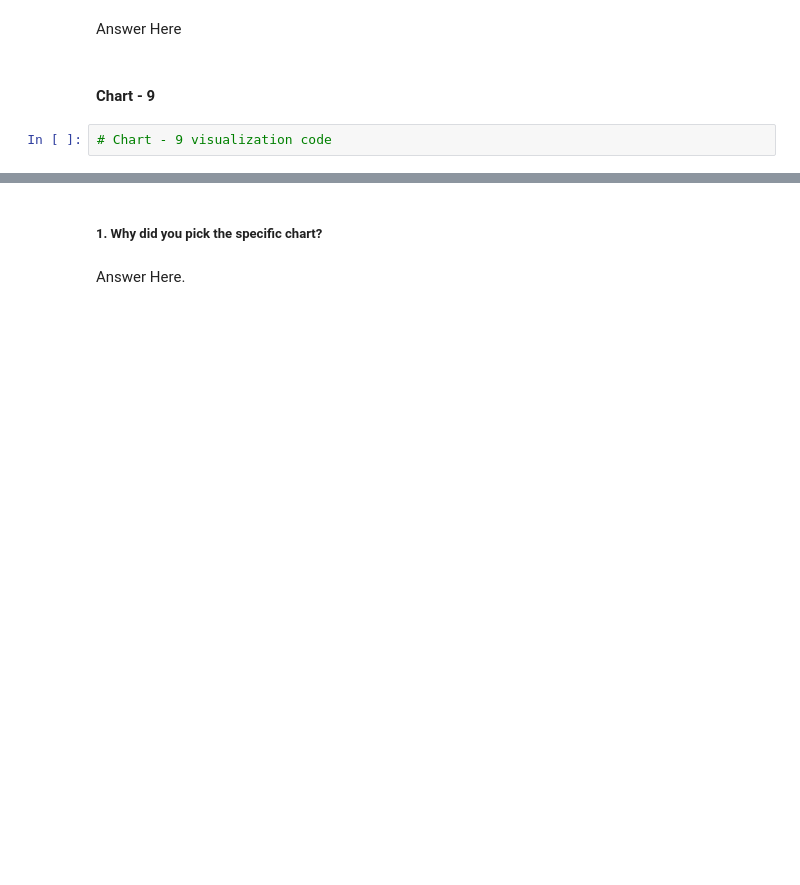
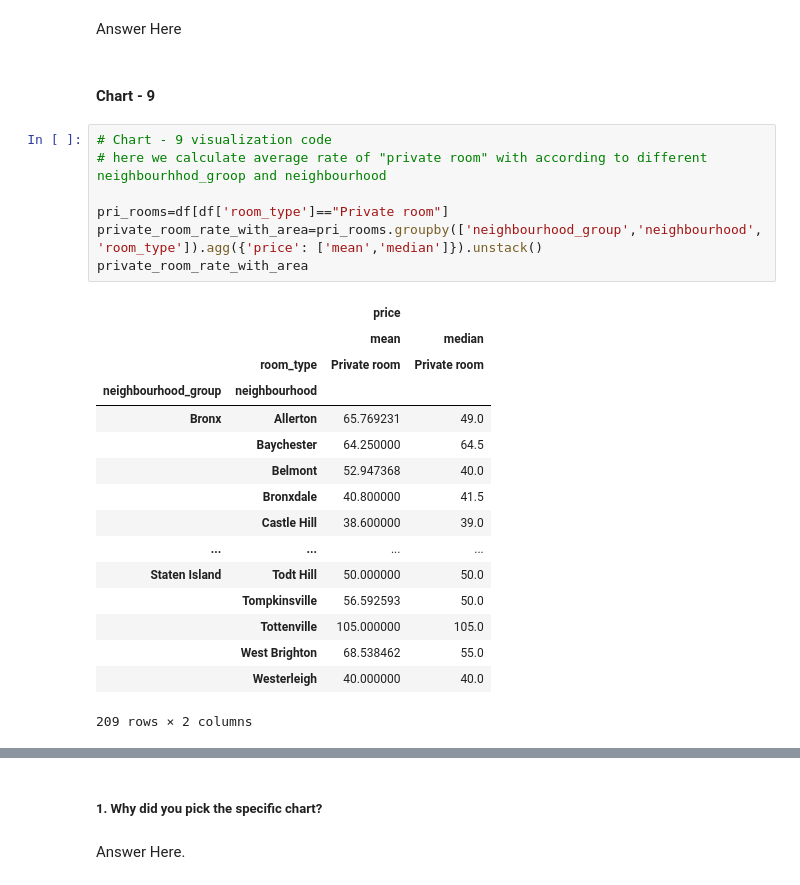
Before and after one commit to nikhilthenge/Airbnb_analysis, a Jupyter notebook: Airbnb_analysis_EDA.ipynb, the cells around one changed output, grey strips where cells are left out. Cells and saved outputs as stored; diff of their text form; blank space fills up the shorter version.

```diff
--- a/Airbnb_analysis_EDA.ipynb
+++ b/Airbnb_analysis_EDA.ipynb
@@ -1137,5 +1139,27 @@ Are there any insights that lead to negative growth? Justify with specific reaso
 Answer Here
 # %% [markdown]
 #### Chart - 9
-# %%
-# Chart - 9 visualization code
+# %%
+# Chart - 9 visualization code
+# here we calculate average rate of "private room" with according to different neighbourhhod_groop and neighbourhood
+
+pri_rooms=df[df['room_type']=="Private room"]
+private_room_rate_with_area=pri_rooms.groupby(['neighbourhood_group','neighbourhood','room_type']).agg({'price': ['mean','median']}).unstack()
+private_room_rate_with_area
+# %% [output]
+|  |  | price |  |
+|  |  | mean | median |
+|  | room_type | Private room | Private room |
+| neighbourhood_group | neighbourhood |  |  |
+| Bronx | Allerton | 65.769231 | 49.0 |
+|  | Baychester | 64.250000 | 64.5 |
+|  | Belmont | 52.947368 | 40.0 |
+|  | Bronxdale | 40.800000 | 41.5 |
+|  | Castle Hill | 38.600000 | 39.0 |
+| ... | ... | ... | ... |
+| Staten Island | Todt Hill | 50.000000 | 50.0 |
+|  | Tompkinsville | 56.592593 | 50.0 |
+|  | Tottenville | 105.000000 | 105.0 |
+|  | West Brighton | 68.538462 | 55.0 |
+|  | Westerleigh | 40.000000 | 40.0 |
+209 rows × 2 columns
```
Also changed, not shown: parts of 2 cells of this notebook.
